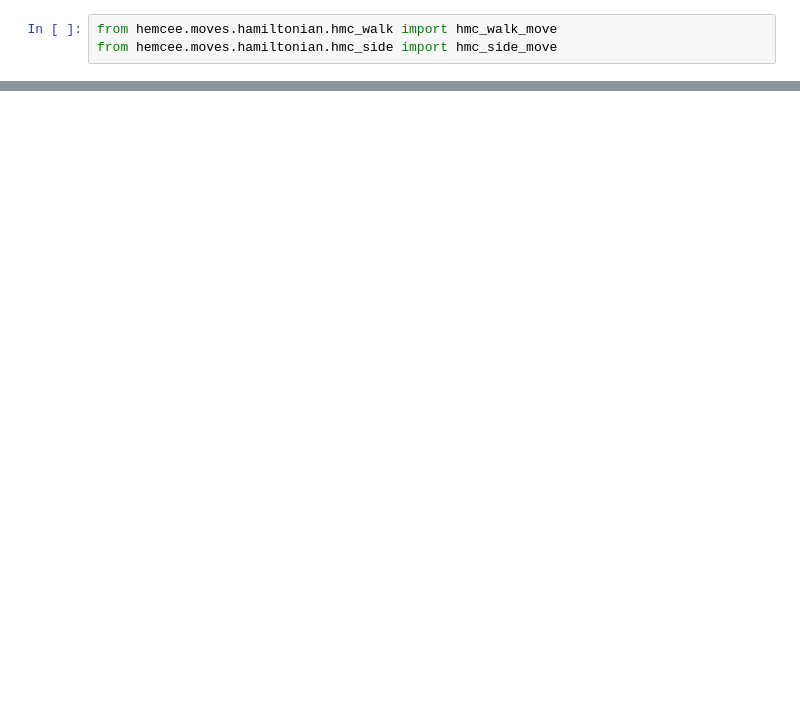
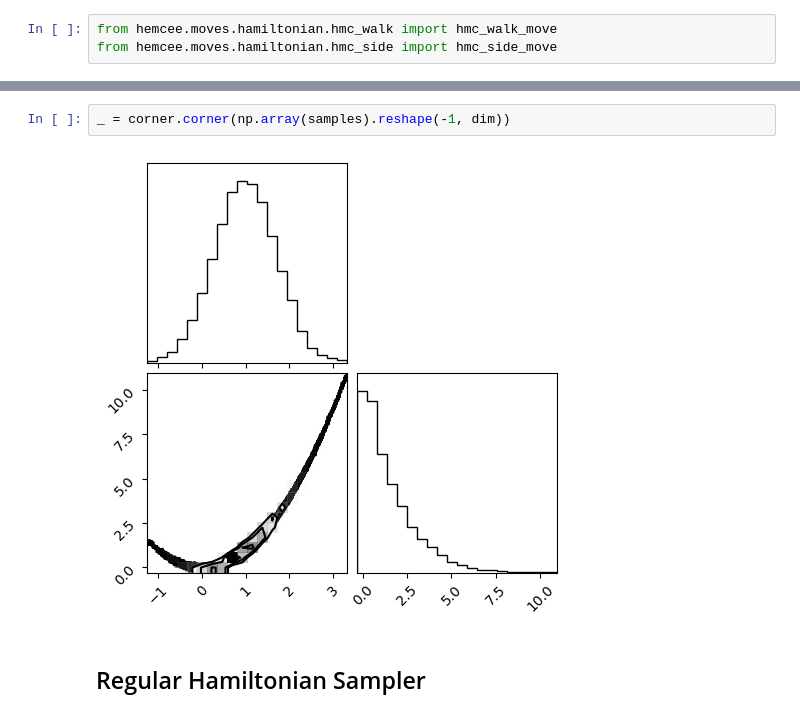
Before and after one commit to clarkmiyamoto/h-emcee, a Jupyter notebook: docs/tutorials/moves.ipynb, the cells around one changed output, grey strips where cells are left out. Saved outputs shown, nothing was run; the diff lists cells and outputs as text; blank space fills up the shorter version.

```diff
--- a/docs/tutorials/moves.ipynb
+++ b/docs/tutorials/moves.ipynb
@@ -88,0 +142,6 @@ Integrated autocorrelation time:
+# %%
+_ = corner.corner(np.array(samples).reshape(-1, dim))
+# %% [output]
+[figure, added]
+# %% [markdown]
+## Regular Hamiltonian Sampler
```
Also changed, not shown: parts of 12 cells of this notebook, 7 other files.
